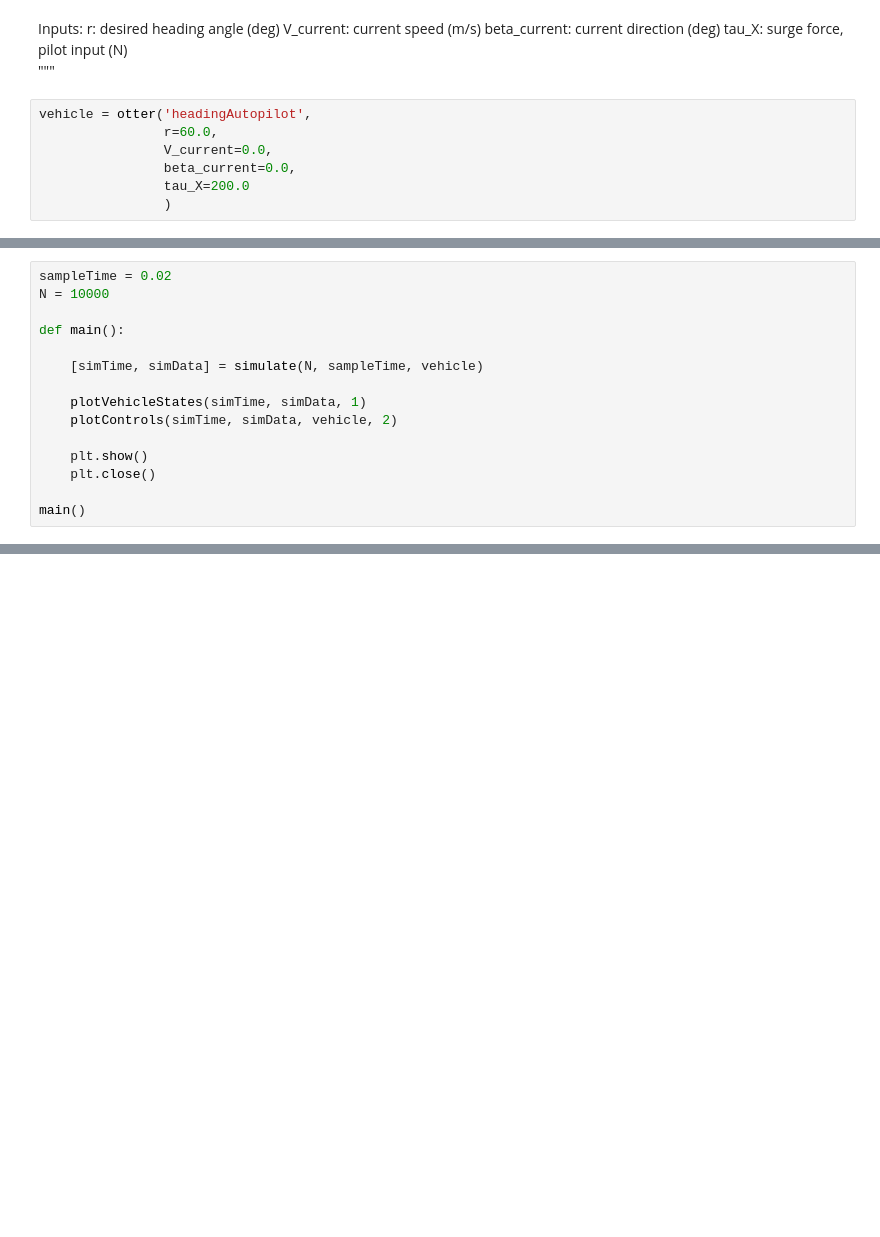
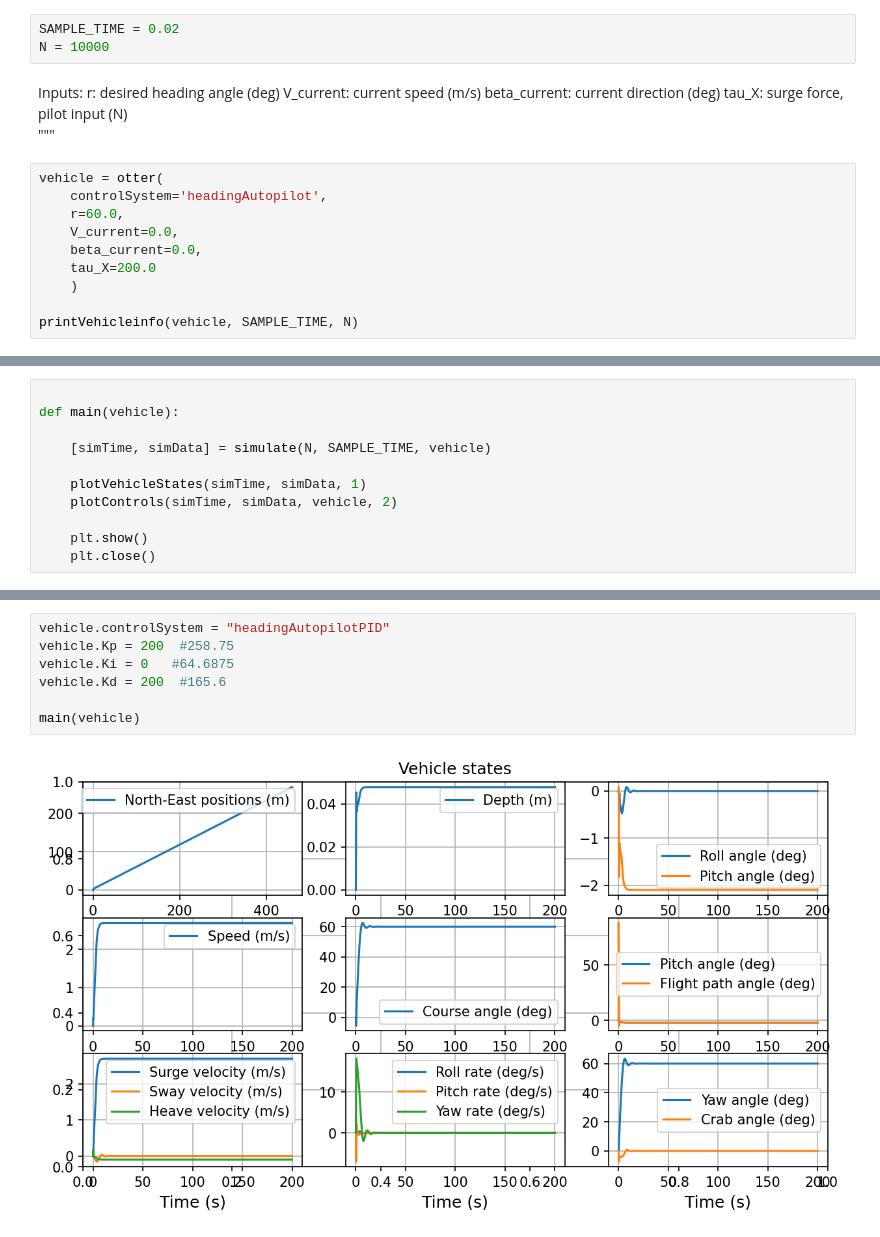
Before and after one commit to Novia-RDI-Seafaring/learning-material, a Jupyter notebook: notebooks/vessel-control.ipynb, the cells around one changed output, grey strips where cells are left out. Drawn from its saved outputs; the diff is of its cells as text; blank space fills up the shorter version.

Commit message:
autopilot example plotly

```diff
--- a/notebooks/vessel-control.ipynb
+++ b/notebooks/vessel-control.ipynb
@@ -2,6 +2,9 @@
 import numpy as np
 from python_vehicle_simulator.vehicles import otter
 from python_vehicle_simulator.lib import *
+# %%
+SAMPLE_TIME = 0.02
+N = 10000
 # %% [markdown]
 Inputs:
     r: desired heading angle (deg)
@@ -10,9 +13,12 @@ Inputs:
     tau_X: surge force, pilot input (N)
 """
 # %%
-vehicle = otter('headingAutopilot',
-                r=60.0,
-                V_current=0.0,
-                beta_current=0.0,
-                tau_X=200.0
-                )
+vehicle = otter(
+    controlSystem='headingAutopilot',
+    r=60.0,
+    V_current=0.0,
+    beta_current=0.0,
+    tau_X=200.0
+    )
+
+printVehicleinfo(vehicle, SAMPLE_TIME, N)
@@ -47,15 +33,11 @@ def PID(
 # %%
-sampleTime = 0.02
-N = 10000
 
-def main():
+def main(vehicle):
 
-    [simTime, simData] = simulate(N, sampleTime, vehicle)
+    [simTime, simData] = simulate(N, SAMPLE_TIME, vehicle)
 
     plotVehicleStates(simTime, simData, 1)
     plotControls(simTime, simData, vehicle, 2)
 
     plt.show()
     plt.close()
-
-main()
@@ -64,0 +44,9 @@ main()
+# %%
+vehicle.controlSystem = "headingAutopilotPID"
+vehicle.Kp = 200  #258.75
+vehicle.Ki = 0   #64.6875
+vehicle.Kd = 200  #165.6
+
+main(vehicle)
+# %% [output]
+[figure, added]
```
Also changed, not shown: parts of 8 cells of this notebook, 20 other files.
